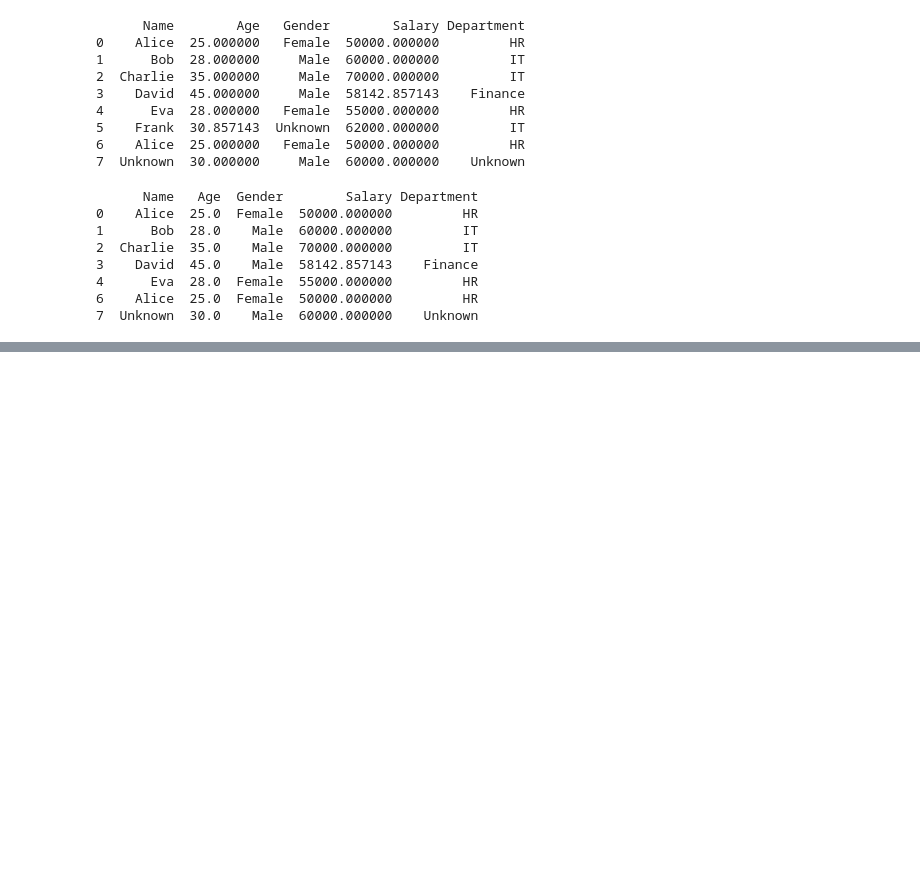
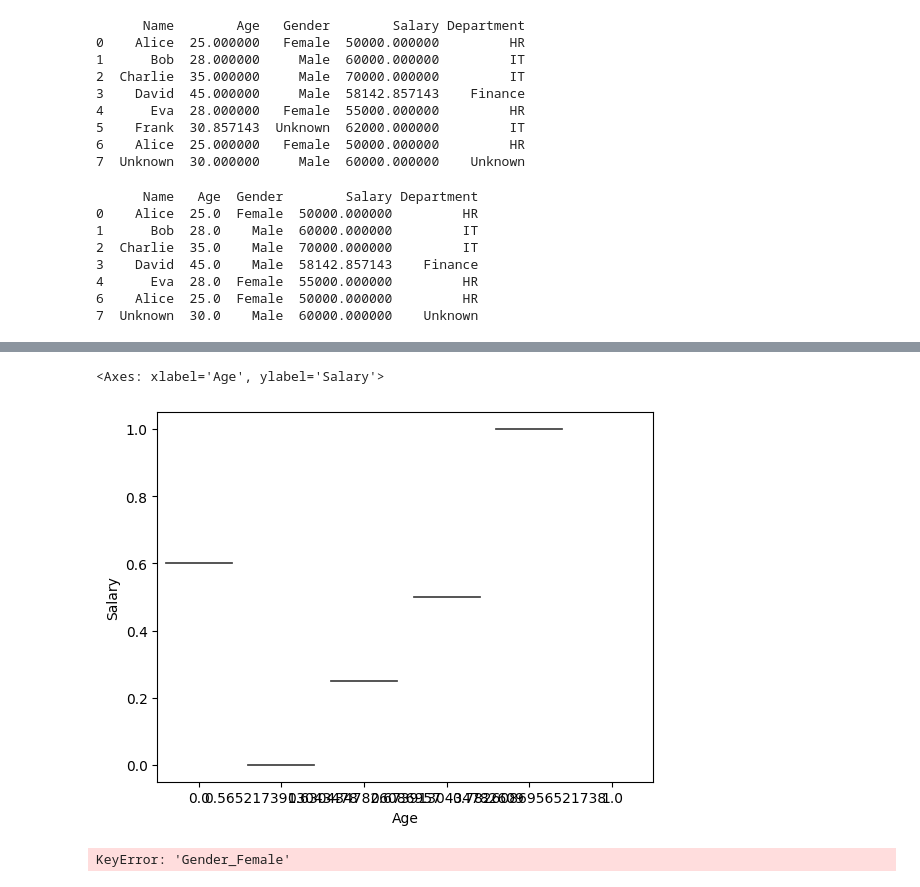
Before and after one commit to sreyas-sunandan/summer-internship-AI-ML, a Jupyter notebook: summerintership_ai_ml.ipynb, the cells around one changed output, grey strips where cells are left out. Saved outputs shown, nothing was run; the diff lists cells and outputs as text; code cells hidden in the pictures; blank space fills up the shorter version.

```diff
--- a/summerintership_ai_ml.ipynb
+++ b/summerintership_ai_ml.ipynb
@@ -209,0 +309,9 @@ print(df)
+# %%
+sns.violinplot(x='Age', y='Salary', data=df)
+# %% [output]
+<Axes: xlabel='Age', ylabel='Salary'>
+[figure, added]
+# %%
+df['Gender_Female'].value_counts()
+# %% [output]
+KeyError: 'Gender_Female'
```
Also changed, not shown: parts of 21 cells of this notebook.
